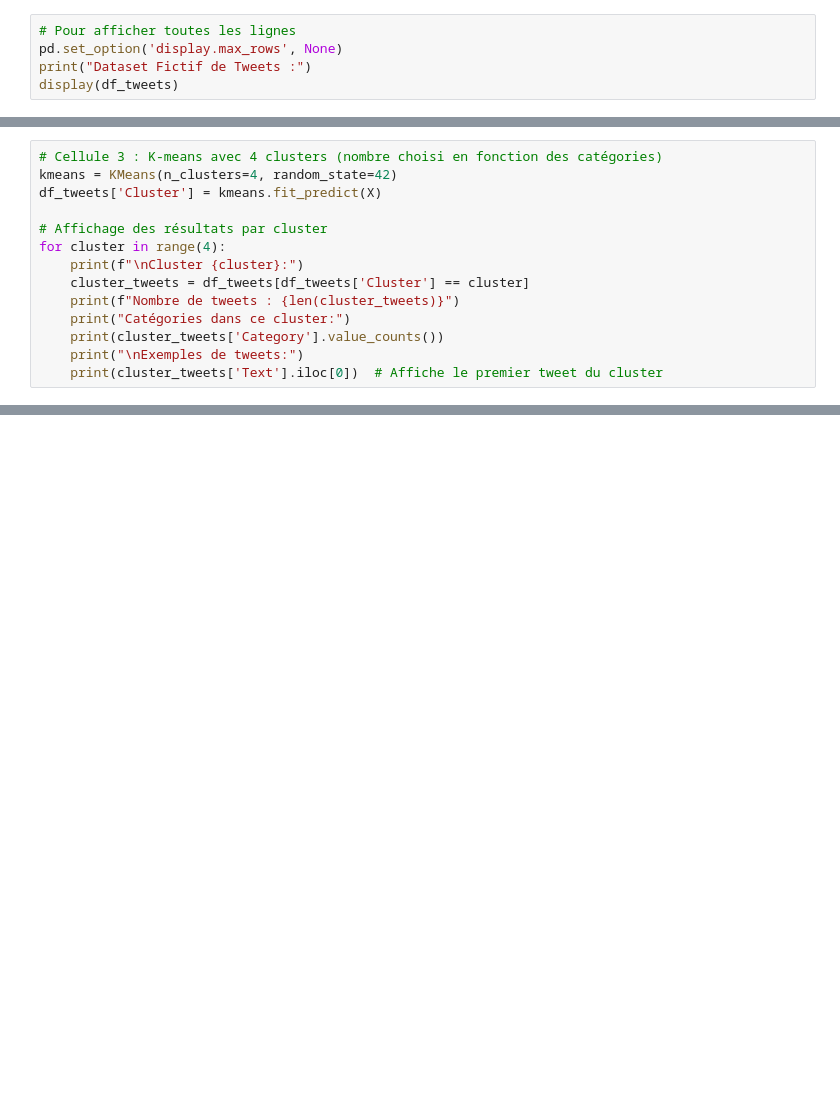
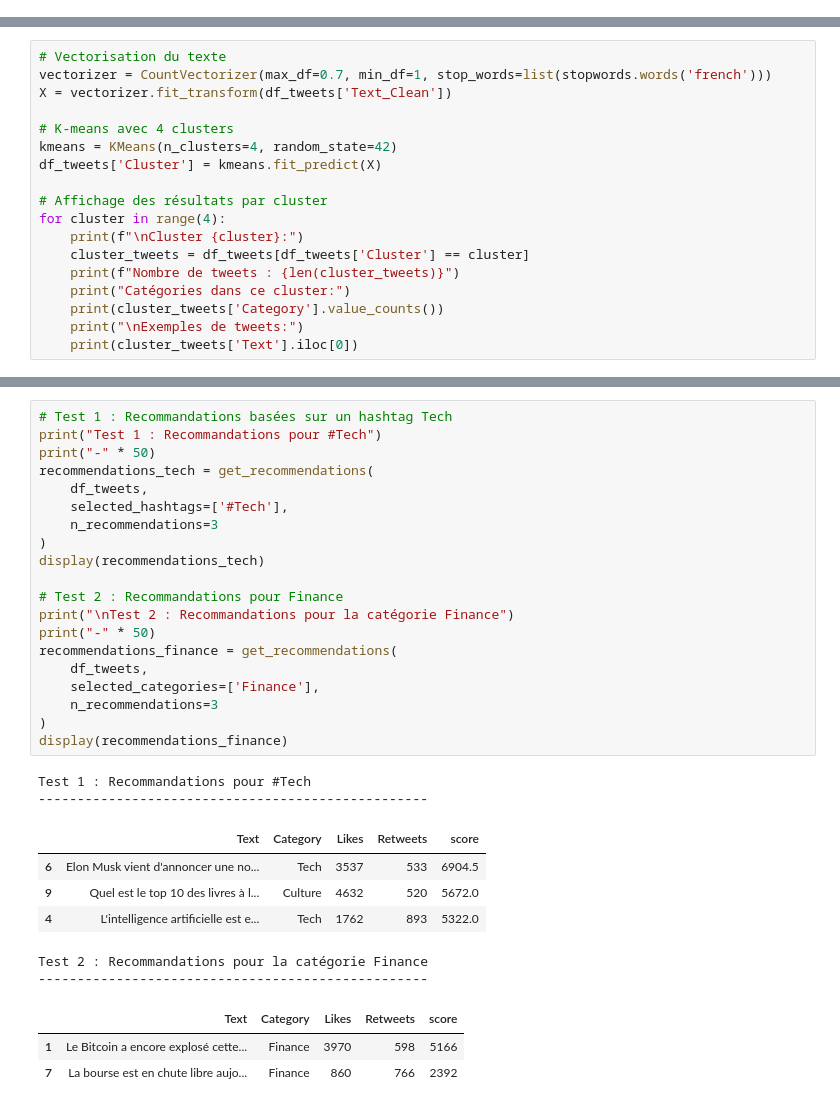
Before and after one commit to Locinone/hackathon-ipssi-mia-web, a Jupyter notebook: ai/notebook/recommandation.ipynb, the cells around one changed output, grey strips where cells are left out. Saved outputs shown, nothing was run; the diff lists cells and outputs as text; blank space fills up the shorter version.

```diff
--- a/ai/notebook/recommandation.ipynb
+++ b/ai/notebook/recommandation.ipynb
@@ -44,5 +53,0 @@ df_tweets['Timestamp'] = pd.to_datetime(df_tweets['Timestamp'])
-# %%
-# Pour afficher toutes les lignes
-pd.set_option('display.max_rows', None)
-print("Dataset Fictif de Tweets :")
-display(df_tweets)
@@ -177,5 +176,9 @@ Dimensions de la matrice TF-IDF : (10, 55)
 # %%
-# Cellule 3 : K-means avec 4 clusters (nombre choisi en fonction des catégories)
+# Vectorisation du texte
+vectorizer = CountVectorizer(max_df=0.7, min_df=1, stop_words=list(stopwords.words('french')))
+X = vectorizer.fit_transform(df_tweets['Text_Clean'])
+
+# K-means avec 4 clusters
 kmeans = KMeans(n_clusters=4, random_state=42)
 df_tweets['Cluster'] = kmeans.fit_predict(X)
 
@@ -187,7 +190,7 @@ for cluster in range(4):
     print("Catégories dans ce cluster:")
     print(cluster_tweets['Category'].value_counts())
     print("\nExemples de tweets:")
-    print(cluster_tweets['Text'].iloc[0])  # Affiche le premier tweet du cluster
+    print(cluster_tweets['Text'].iloc[0])
 # %% [output]
 Cluster 0:
 Nombre de tweets : 1
@@ -223,0 +376,32 @@ plt.show()
+# %%
+# Test 1 : Recommandations basées sur un hashtag Tech
+print("Test 1 : Recommandations pour #Tech")
+print("-" * 50)
+recommendations_tech = get_recommendations(
+    df_tweets,
+    selected_hashtags=['#Tech'],
+    n_recommendations=3
+)
+display(recommendations_tech)
+
+# Test 2 : Recommandations pour Finance
+print("\nTest 2 : Recommandations pour la catégorie Finance")
+print("-" * 50)
+recommendations_finance = get_recommendations(
+    df_tweets,
+    selected_categories=['Finance'],
+    n_recommendations=3
+)
+display(recommendations_finance)
+# %% [output]
+Test 1 : Recommandations pour #Tech
+--------------------------------------------------
+|  | Text | Category | Likes | Retweets | score |
+| 6 | Elon Musk vient d'annoncer une no... | Tech | 3537 | 533 | 6904.5 |
+| 9 | Quel est le top 10 des livres à l... | Culture | 4632 | 520 | 5672.0 |
+| 4 | L'intelligence artificielle est e... | Tech | 1762 | 893 | 5322.0 |
+Test 2 : Recommandations pour la catégorie Finance
+--------------------------------------------------
+|  | Text | Category | Likes | Retweets | score |
+| 1 | Le Bitcoin a encore explosé cette... | Finance | 3970 | 598 | 5166 |
+| 7 | La bourse est en chute libre aujo... | Finance | 860 | 766 | 2392 |
```
Also changed, not shown: parts of 25 cells of this notebook, 1 other file.
